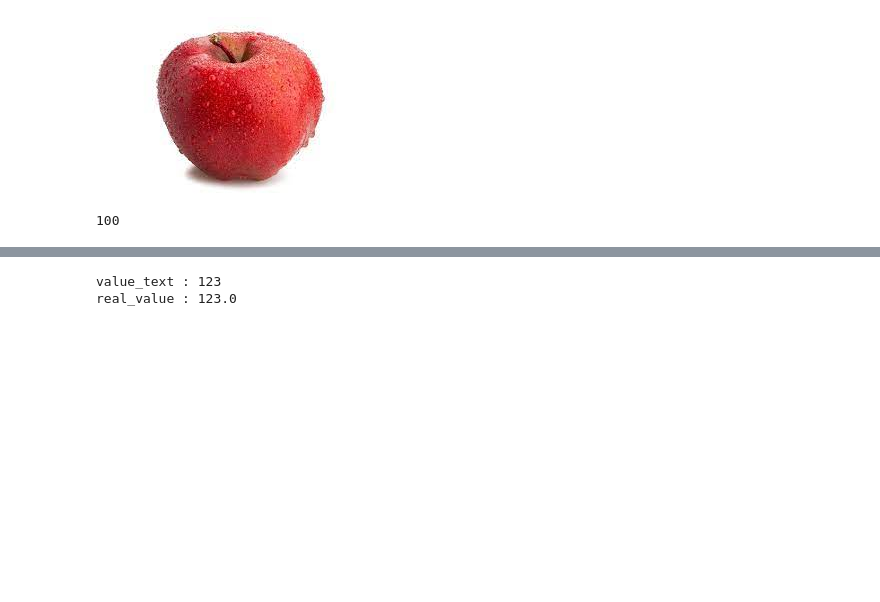
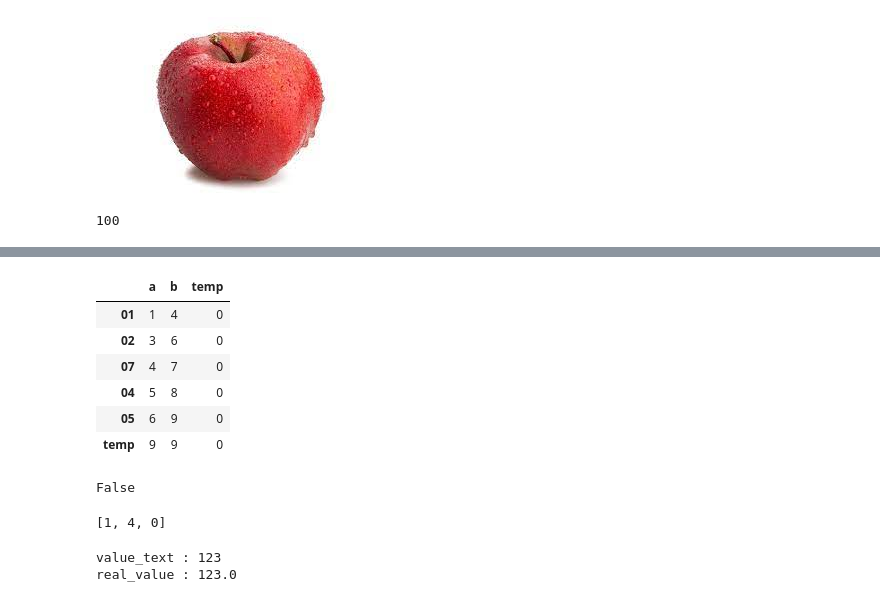
Before and after one commit to tdat97/Weight-Label, a Jupyter notebook: Untitled.ipynb, the cells around one changed output, grey strips where cells are left out. Saved outputs shown, nothing was run; the diff lists cells and outputs as text; code cells hidden in the pictures; blank space fills up the shorter version.

```diff
--- a/Untitled.ipynb
+++ b/Untitled.ipynb
@@ -137,0 +414,12 @@ str(datetime.date.today())
+# %%
+import pandas as pd
+
+# DataFrame 생성
+df = pd.DataFrame({'a': [1, 2, 3, 4, 5, 6], 'b': [4, 5, 6, 7, 8, 9]})#, index=['x', 'y', 'z'])
+
+# index들 출력
+print(df.index)
+df = df.drop(1)
+df.index = ['01', '02', '07', '04', '05']
+df.loc['temp'] = [9,9]
+df
@@ -137,0 +435,11 @@ str(datetime.date.today())
+# %%
+df.loc[:, 'temp'] = 0
+df
+# %% [output]
+|  | a | b | temp |
+| 01 | 1 | 4 | 0 |
+| 02 | 3 | 6 | 0 |
+| 07 | 4 | 7 | 0 |
+| 04 | 5 | 8 | 0 |
+| 05 | 6 | 9 | 0 |
+| temp | 9 | 9 | 0 |
@@ -138,3 +448,11 @@ str(datetime.date.today())
+# %%
+not list(df[df["a"] == 4].iloc[:1].index)
+# %% [output]
+False
+# %%
+list(df.loc['01',:])
+# %% [output]
+[1, 4, 0]
 # %%
 class ValueControl():
     def __init__(self, dtype=float):
```
Also changed, not shown: parts of 35 cells of this notebook, 13 other files.
